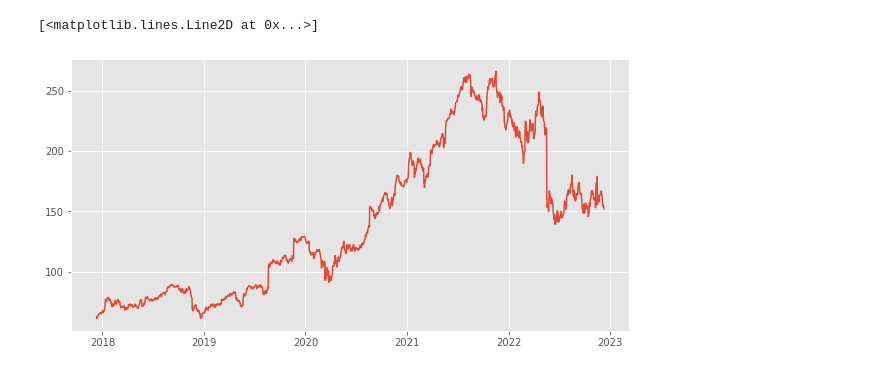
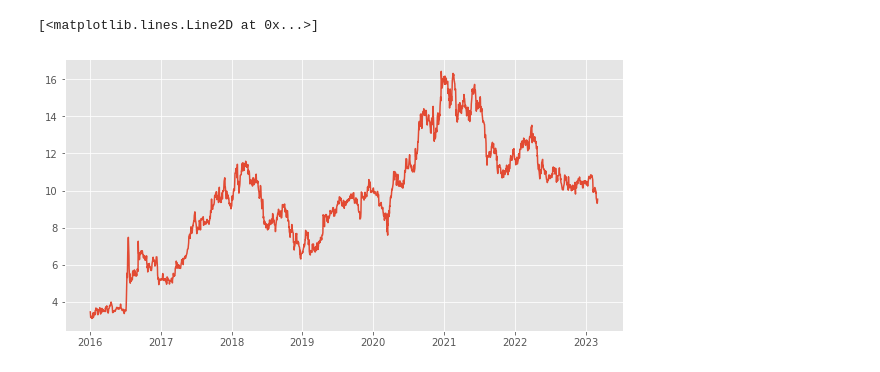
Before and after one commit to lucienqchen/sig, a Jupyter notebook: stock_lstm.ipynb, the cells around one changed output. Saved outputs shown, nothing was run; the diff lists cells and outputs as text; code cells hidden in the pictures.

```diff
--- a/stock_lstm.ipynb
+++ b/stock_lstm.ipynb
@@ -16,10 +16,10 @@ plt.style.use("ggplot")
 To enable them in other operations, rebuild TensorFlow with the appropriate compiler flags.
 # %%
-ticker = "TGT"
-data = pdr.get_data_yahoo(ticker)
+ticker = "NTDOY"
+data = yf.Ticker(ticker).history(start=pd.to_datetime('2016-01-01'))[["Close"]]
 plt.figure(figsize=(10,5))
-plt.plot(data['Close'])
+plt.plot(data)
 # %% [output]
 [<matplotlib.lines.Line2D at 0x...>]
-[figure, old version]
+[figure, new version]
 # %%
```
Also changed, not shown: parts of 10 cells of this notebook, 3 other files.
